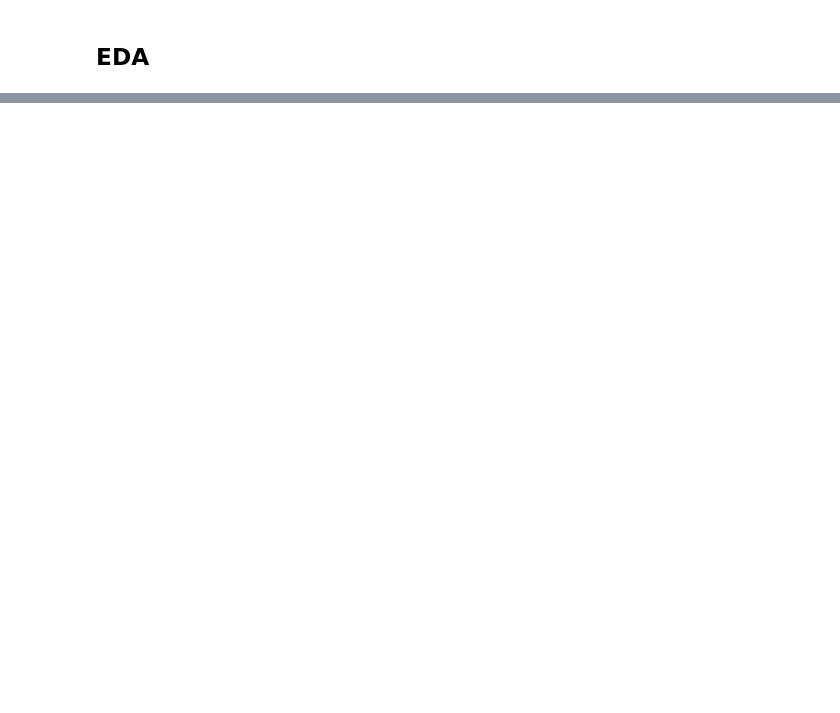
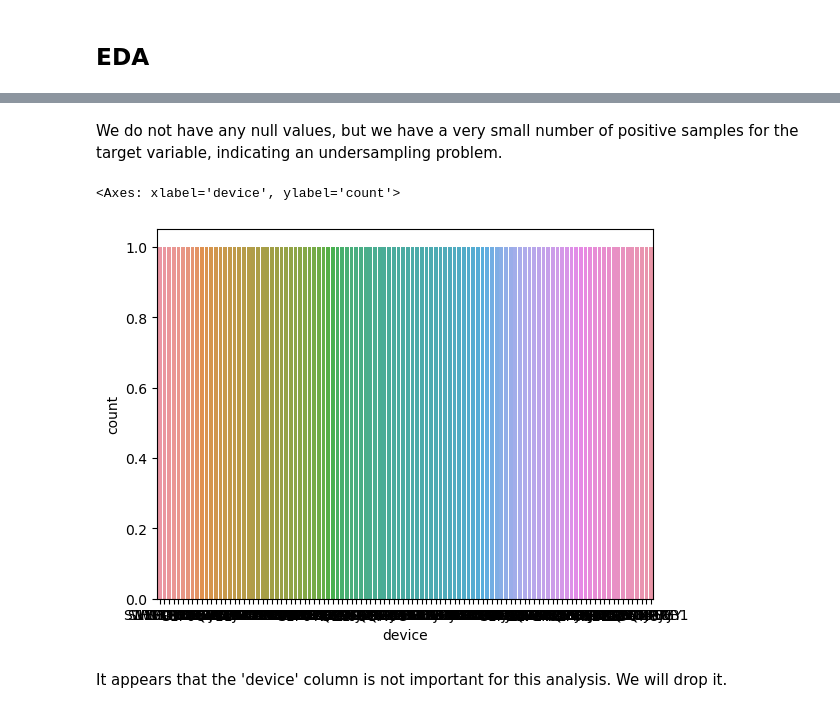
Before and after one commit to ahmettalhabektas/Predicting-Device-Failure, a Jupyter notebook: Failure.ipynb, the cells around one changed output, grey strips where cells are left out. Drawn from its saved outputs; the diff is of its cells as text; code cells hidden in the pictures; blank space fills up the shorter version.

```diff
--- a/Failure.ipynb
+++ b/Failure.ipynb
@@ -28,2 +31,6 @@ df=pd.read_csv("failure.csv")
+# %%
+# Read the dataset from "failure.csv" into a DataFrame
+filename = "failure.csv"
+df = pd.read_csv(filename)
 # %% [markdown]
 ## EDA
@@ -204,0 +90,10 @@ evaluate_model()
+# %% [markdown]
+We do not have any null values, but we have a very small number of positive samples for the target variable, indicating an undersampling problem.
+# %%
+# Visualize the distribution of 'failure' with respect to 'device'
+sns.countplot(x="device", data=df.loc[df["failure"] == 1])
+# %% [output]
+<Axes: xlabel='device', ylabel='count'>
+[figure, added]
+# %% [markdown]
+ It appears that the 'device' column is not important for this analysis. We will drop it.
```
Also changed, not shown: parts of 97 cells of this notebook, 2 other files.
